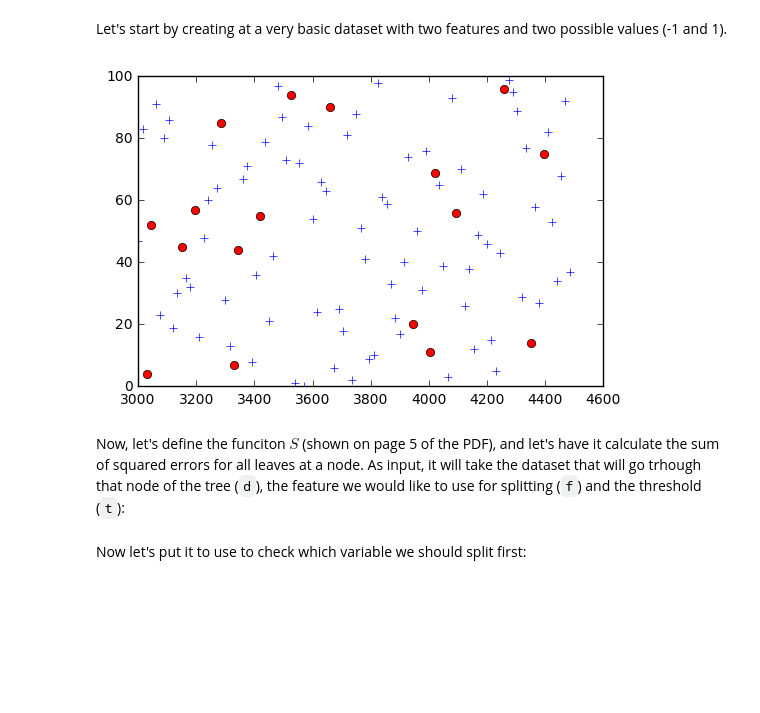
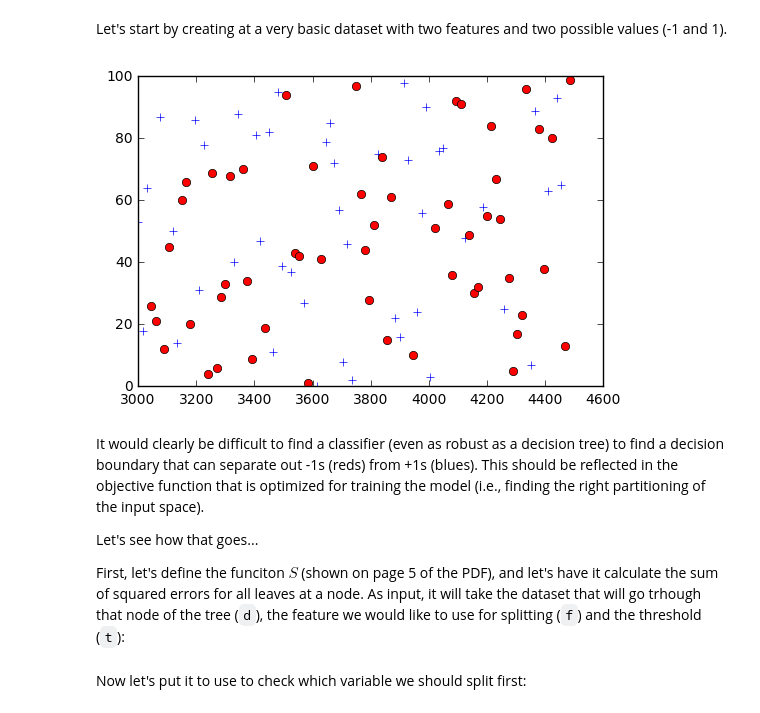
Before and after one commit to marioberges/F16-12-752, a Jupyter notebook: lectures/Lecture6.ipynb, the cells around one changed output. Cells and saved outputs as stored; diff of their text form; code cells hidden in the pictures; blank space fills up the shorter version.

````diff
--- a/lectures/Lecture6.ipynb
+++ b/lectures/Lecture6.ipynb
@@ -13,18 +13,22 @@ For this lecture, we are going to be using [these](http://www.stat.cmu.edu/~csha
 # %% [markdown]
 Let's start by creating at a very basic dataset with two features and two possible values (-1 and 1).
 # %%
-d = {'Value': np.random.binomial(1, 0.8,size=(100,))*2-1,
+d = {'Value': np.random.binomial(1, 0.5,size=(100,))*2-1,
                   'x1' : np.random.permutation(100)*15+3000,
                   'x2' : np.random.permutation(100)}
 df = pd.DataFrame(d)
 
 plt.plot(df[df.Value>0].x1,df[df.Value>0].x2, 'b+')
 plt.plot(df[df.Value<=0].x1,df[df.Value<=0].x2, 'ro')
 plt.show()
 # %% [output]
-[figure, old version]
+[figure, new version]
 # %% [markdown]
-Now, let's define the funciton $S$ (shown on page 5 of the PDF), and let's have it calculate the sum of squared errors for all leaves at a node. As input, it will take the dataset that will go trhough that node of the tree (```d```), the feature we would like to use for splitting (```f```) and the threshold (```t```):
+It would clearly be difficult to find a classifier (even as robust as a decision tree) to find a decision boundary that can separate out -1s (reds) from +1s (blues). This should be reflected in the objective function that is optimized for training the model (i.e., finding the right partitioning of the input space).
+
+Let's see how that goes...
+
+First, let's define the funciton $S$ (shown on page 5 of the PDF), and let's have it calculate the sum of squared errors for all leaves at a node. As input, it will take the dataset that will go trhough that node of the tree (```d```), the feature we would like to use for splitting (```f```) and the threshold (```t```):
 # %%
 def S(d,f,t):
     left = d[d[f]>t]['Value']
````
Also changed, not shown: parts of 10 cells of this notebook.
